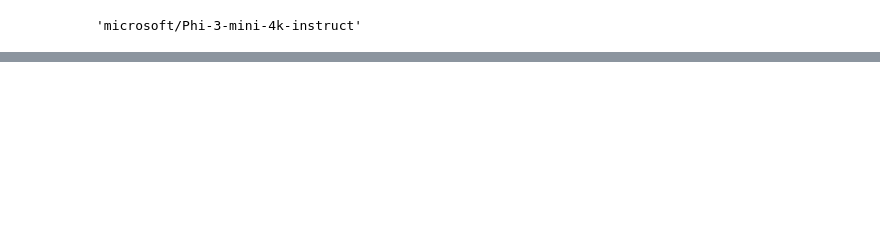
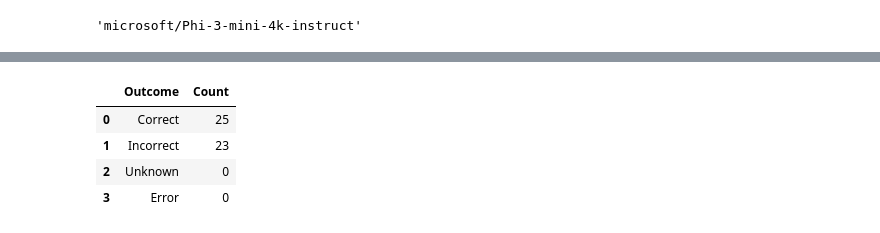
Before and after one commit to Arivima/frugal-ai-challenge, a Jupyter notebook: training/Langchain_Baseline.ipynb, the cells around one changed output, grey strips where cells are left out. Cells and saved outputs as stored; diff of their text form; code cells hidden in the pictures; blank space fills up the shorter version.

```diff
--- a/training/Langchain_Baseline.ipynb
+++ b/training/Langchain_Baseline.ipynb
@@ -403,0 +443,11 @@ performance
+# %%
+from frugalai.utils.evaluation import performance_breakdown
+
+performance = performance_breakdown(results_df)
+performance
+# %% [output]
+|  | Outcome | Count |
+| 0 | Correct | 25 |
+| 1 | Incorrect | 23 |
+| 2 | Unknown | 0 |
+| 3 | Error | 0 |
```
Also changed, not shown: parts of 74 cells of this notebook, 16 other files.
